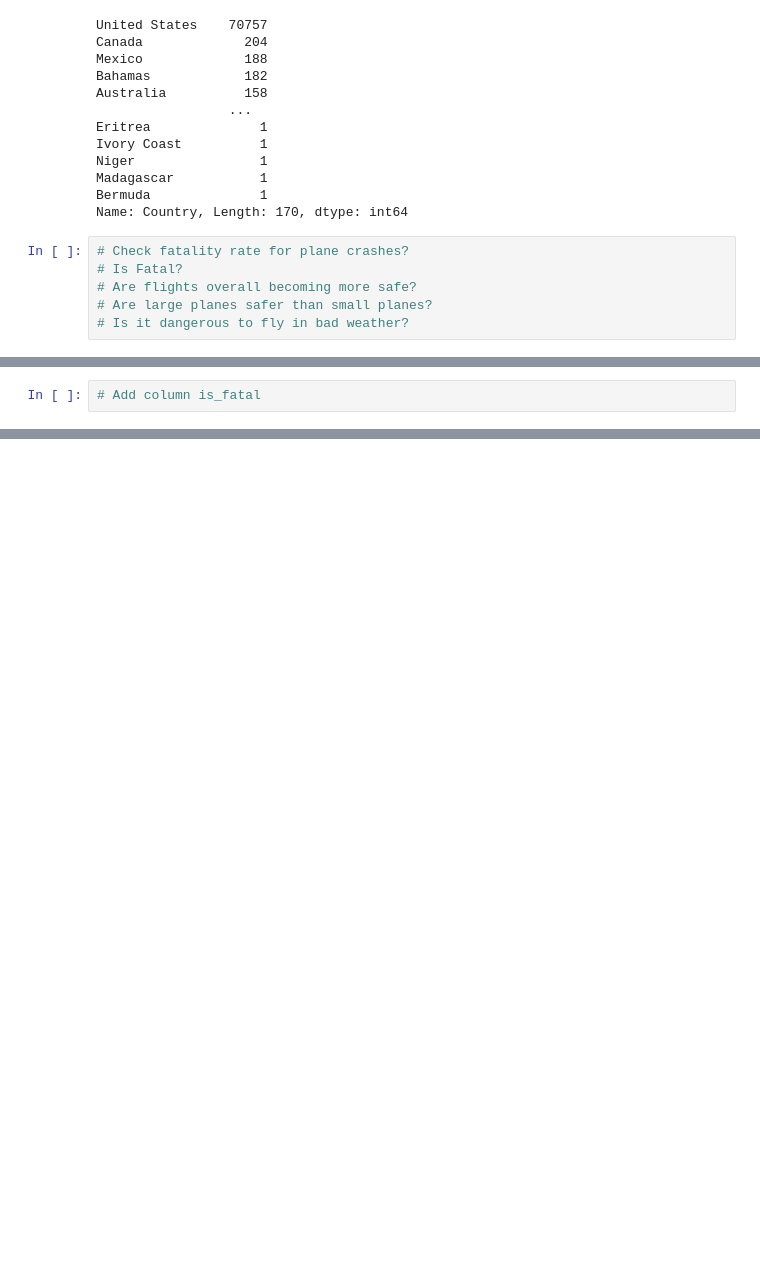
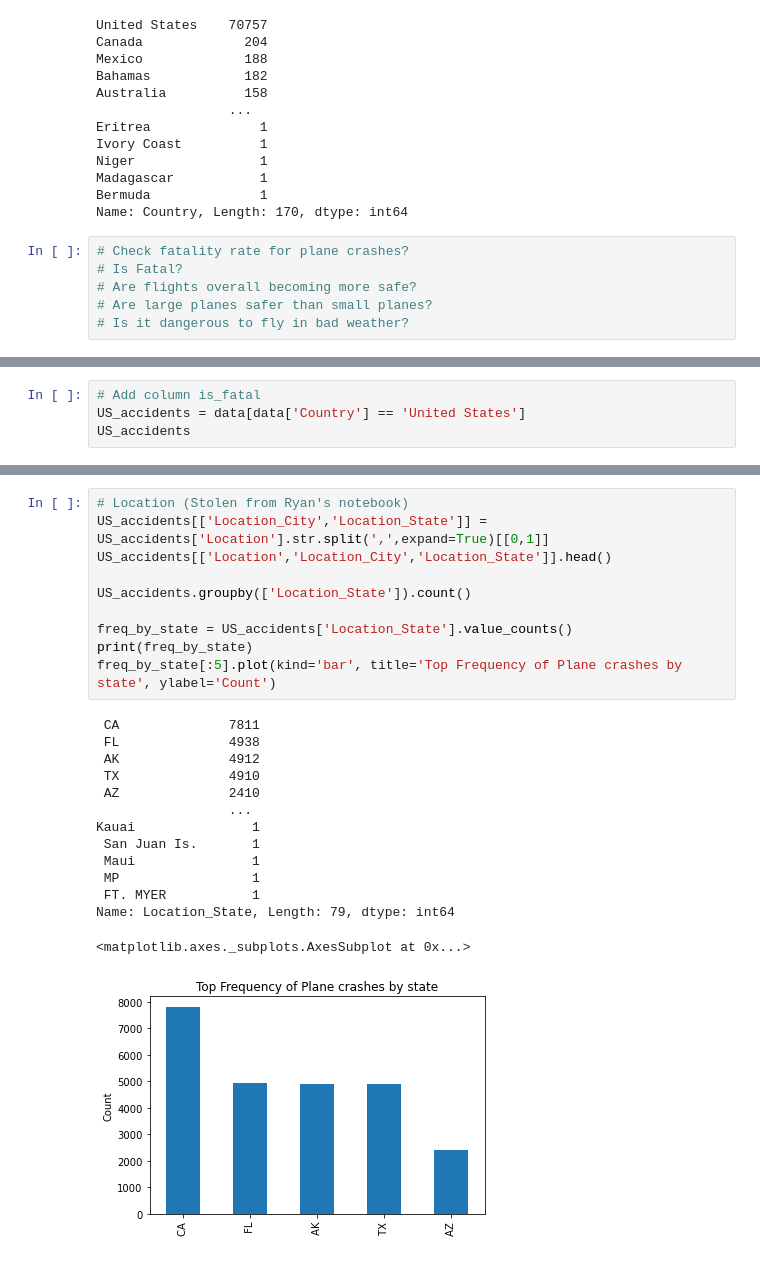
Before and after one commit to adkap2/Airplane_Crash_Analysis, a Jupyter notebook: airplane.ipynb, the cells around one changed output, grey strips where cells are left out. Saved outputs shown, nothing was run; the diff lists cells and outputs as text; blank space fills up the shorter version.

```diff
--- a/airplane.ipynb
+++ b/airplane.ipynb
@@ -158,2 +164,4 @@ Name: Country, Length: 170, dtype: int64
 # %%
 # Add column is_fatal
+US_accidents = data[data['Country'] == 'United States']
+US_accidents
@@ -159,0 +182,25 @@ Name: Country, Length: 170, dtype: int64
+# %%
+# Location (Stolen from Ryan's notebook)
+US_accidents[['Location_City','Location_State']] = US_accidents['Location'].str.split(',',expand=True)[[0,1]]
+US_accidents[['Location','Location_City','Location_State']].head()
+
+US_accidents.groupby(['Location_State']).count()
+
+freq_by_state = US_accidents['Location_State'].value_counts()
+print(freq_by_state)
+freq_by_state[:5].plot(kind='bar', title='Top Frequency of Plane crashes by state', ylabel='Count')
+# %% [output]
+ CA              7811
+ FL              4938
+ AK              4912
+ TX              4910
+ AZ              2410
+                 ...
+Kauai               1
+ San Juan Is.       1
+ Maui               1
+ MP                 1
+ FT. MYER           1
+Name: Location_State, Length: 79, dtype: int64
+<matplotlib.axes._subplots.AxesSubplot at 0x...>
+[figure, added]
```
Also changed, not shown: parts of 3 cells of this notebook.
